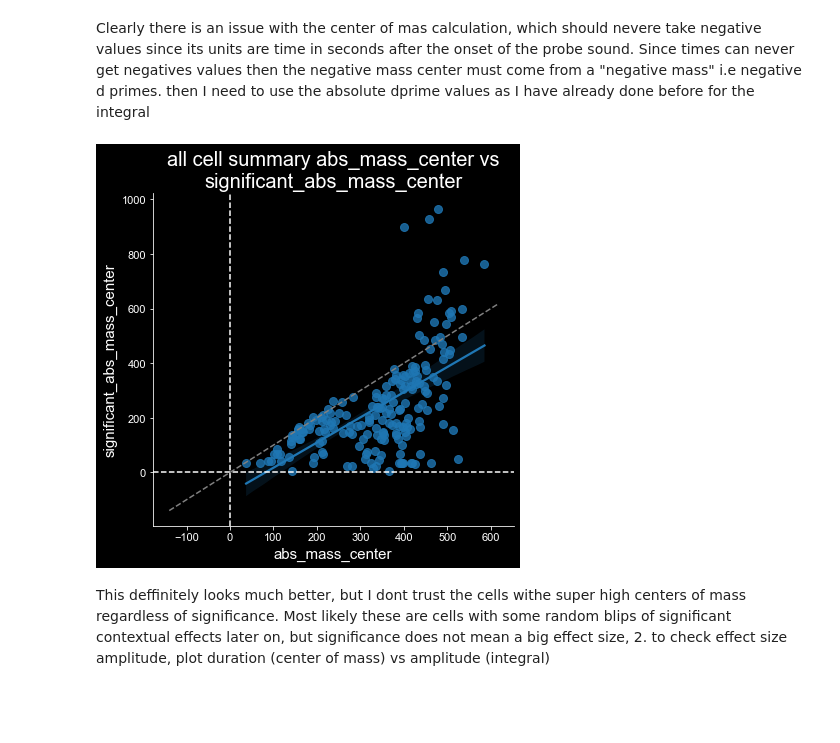
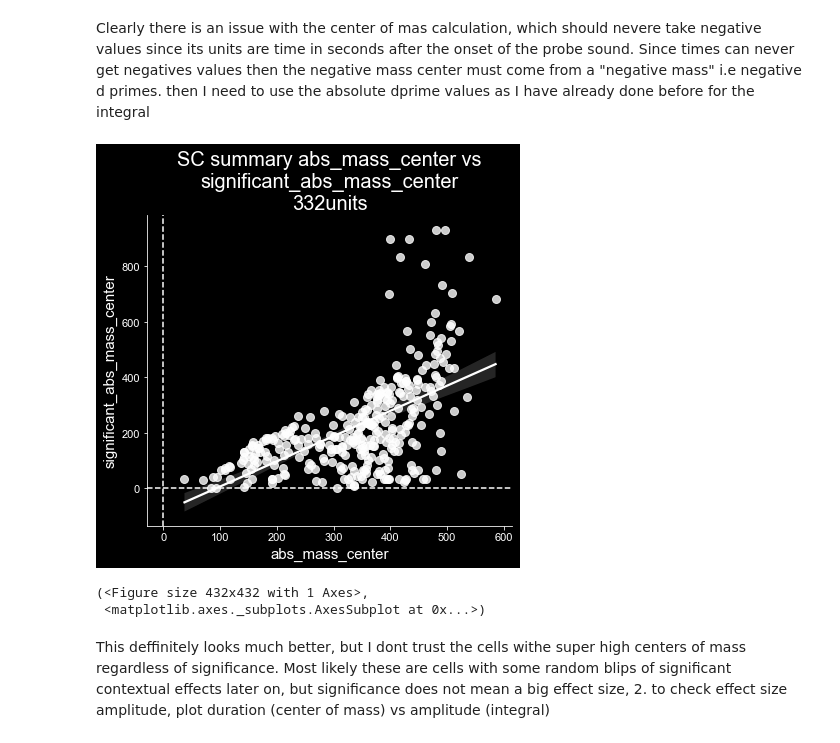
Before and after one commit to Mateo-Lopez-Espejo/context_probe_analysis, a Jupyter notebook: scripts/3_dprime/200823_center_of_mass_SC_dPCA.ipynb, the cells around one changed output. Saved outputs shown, nothing was run; the diff lists cells and outputs as text; code cells hidden in the pictures; blank space fills up the shorter version.

```diff
--- a/scripts/3_dprime/200823_center_of_mass_SC_dPCA.ipynb
+++ b/scripts/3_dprime/200823_center_of_mass_SC_dPCA.ipynb
@@ -146,30 +178,14 @@ Clearly there is an issue with the center of mas calculation, which should never
 are time in seconds after the onset of the probe sound. Since times can never get negatives values then the negative mass
 center must come from a "negative mass" i.e negative d primes. then I need to use the absolute dprime values as I have
 already done before for the integral
-# %%
-x = 'abs_mass_center'
-y = 'significant_abs_mass_center'
-ff_parameter = DF.parameter.isin([x, y])
-ff_analysis = DF.analysis == 'SC'
-ff_probe = DF.probe == 'mean'
-ff_transpair= DF.transition_pair == 'mean'
-
-filtered = DF.loc[ff_parameter & ff_analysis & ff_probe & ff_transpair, :]
-pivoted = filtered.pivot_table(index=['region', 'siteid', 'cellid'],
-                               columns='parameter', values='value').dropna().reset_index()
-
-ax = sns.regplot(x=x, y=y, data=pivoted)
-ax.axhline(0, linestyle='--')
-ax.axvline(0, linestyle='--')
-fplt.unit_line(ax)
-
-
-title = f'all cell summary {x} vs {y}'
-ax.set_title(fill(title, 35))
-
-plt.show(ax)
-# %% [output]
-[figure, removed]
+# %%
+x = 'abs_mass_center'
+y = 'significant_abs_mass_center'
+parameter_space_scatter(x, y)
+# %% [output]
+[figure, added]
+(<Figure size 432x432 with 1 Axes>,
+ <matplotlib.axes._subplots.AxesSubplot at 0x...>)
 # %% [markdown]
 This deffinitely looks much better, but I dont trust the cells withe super high centers of mass regardless of
 significance. Most likely these are cells with some random blips of significant contextual effects later on, but
```
Also changed, not shown: parts of 28 cells of this notebook, 4 other files.
